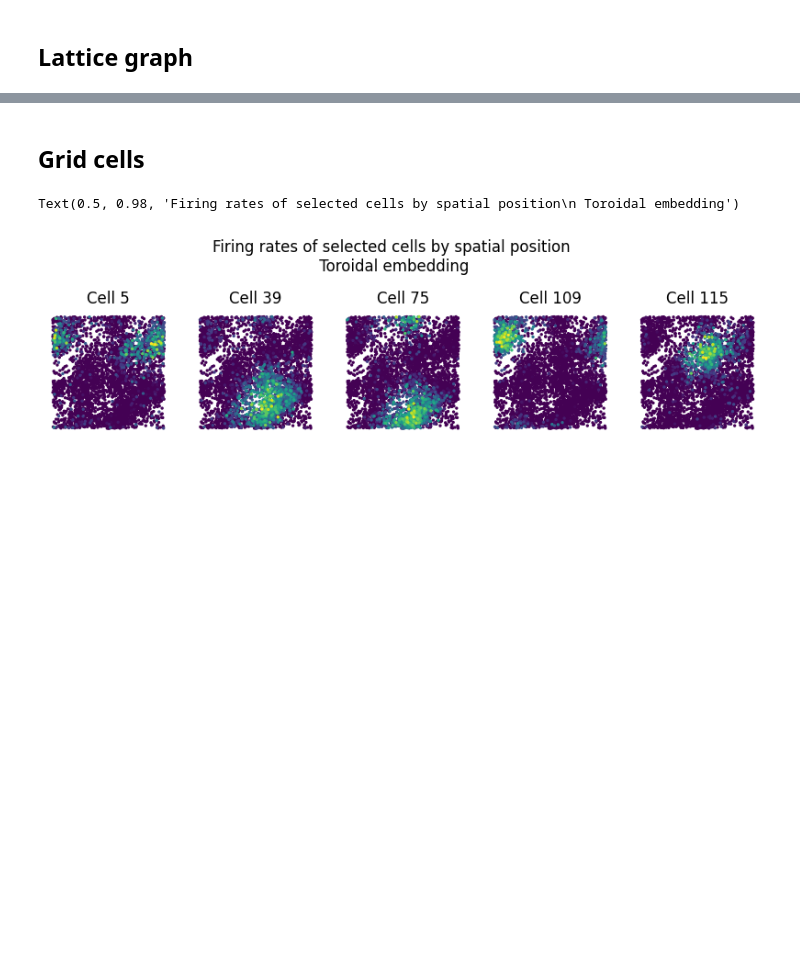
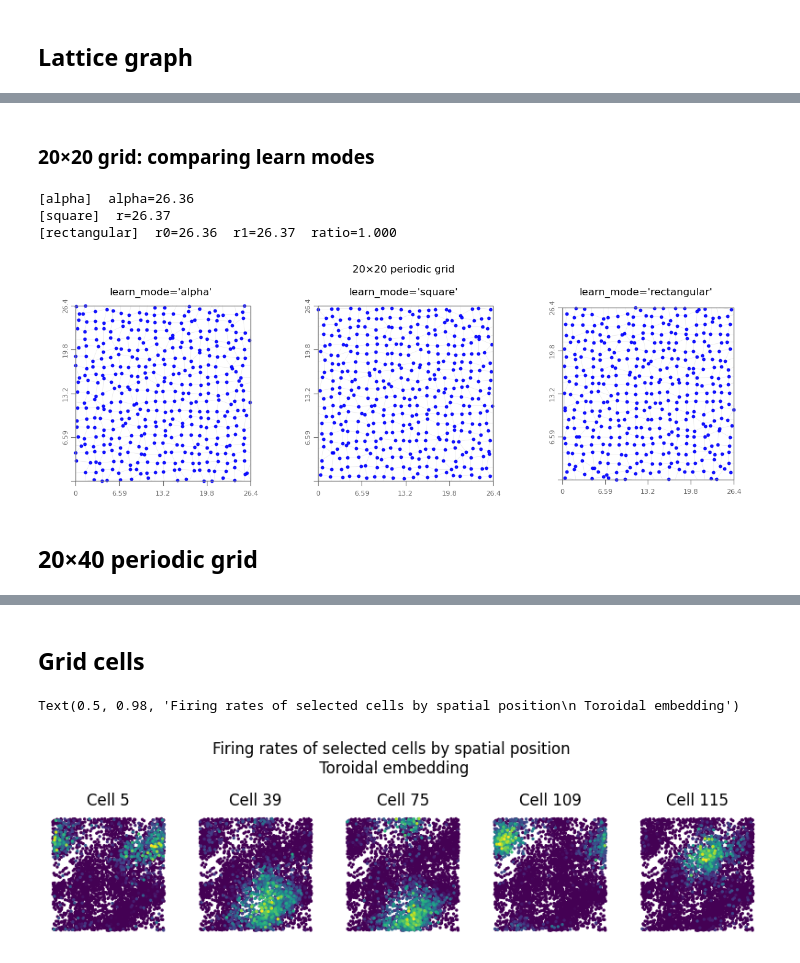
Before and after one commit to JacobLMiller/torus-mds, a Jupyter notebook: examples.ipynb, the cells around one changed output, grey strips where cells are left out. Cells and saved outputs as stored; diff of their text form; code cells hidden in the pictures; blank space fills up the shorter version.

```diff
--- a/examples.ipynb
+++ b/examples.ipynb
@@ -165,0 +233,26 @@ plot_embedding_with_torus_edges(X_torus, G, ax=ax)
+# %% [markdown]
+### 20×20 grid: comparing learn modes
+# %%
+G20, D20 = get_periodic_lattice(20, 20)
+
+fig, axes = plt.subplots(1, 3, figsize=(12, 4))
+for ax, mode in zip(axes, ['alpha', 'square', 'rectangular']):
+    proj = MDSTorusProjector()
+    proj.fit_transform(D20, learn_mode=mode)
+    if mode == 'alpha':
+        print(f"[{mode}]  alpha={proj.alpha_:.4g}")
+    elif mode == 'square':
+        print(f"[{mode}]  r={proj.r0_:.4g}")
+    else:
+        print(f"[{mode}]  r0={proj.r0_:.4g}  r1={proj.r1_:.4g}  ratio={proj.r1_/proj.r0_:.3f}")
+    plot_embedding_with_torus_edges(G=G20, torus=proj, ax=ax)
+    ax.set_title(f"learn_mode='{mode}'")
+plt.suptitle("20×20 periodic grid")
+plt.tight_layout()
+# %% [output]
+[alpha]  alpha=26.36
+[square]  r=26.37
+[rectangular]  r0=26.36  r1=26.37  ratio=1.000
+[figure, added]
+# %% [markdown]
+## 20×40 periodic grid
```
Also changed, not shown: parts of 11 cells of this notebook, 1 other file.
